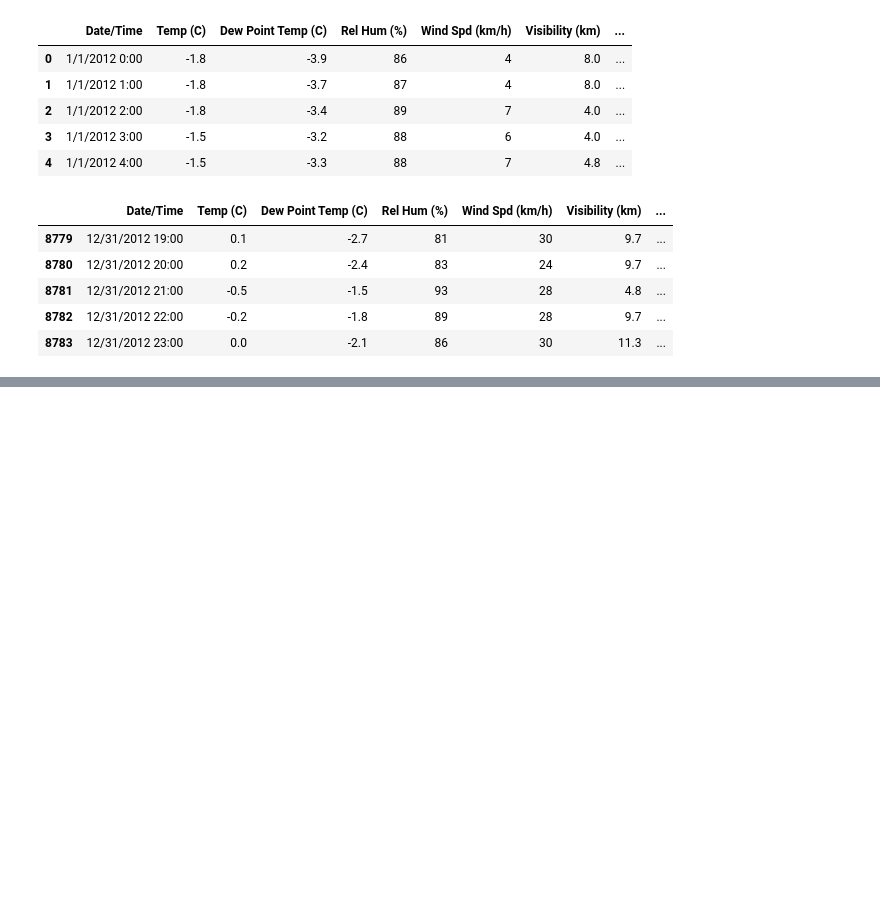
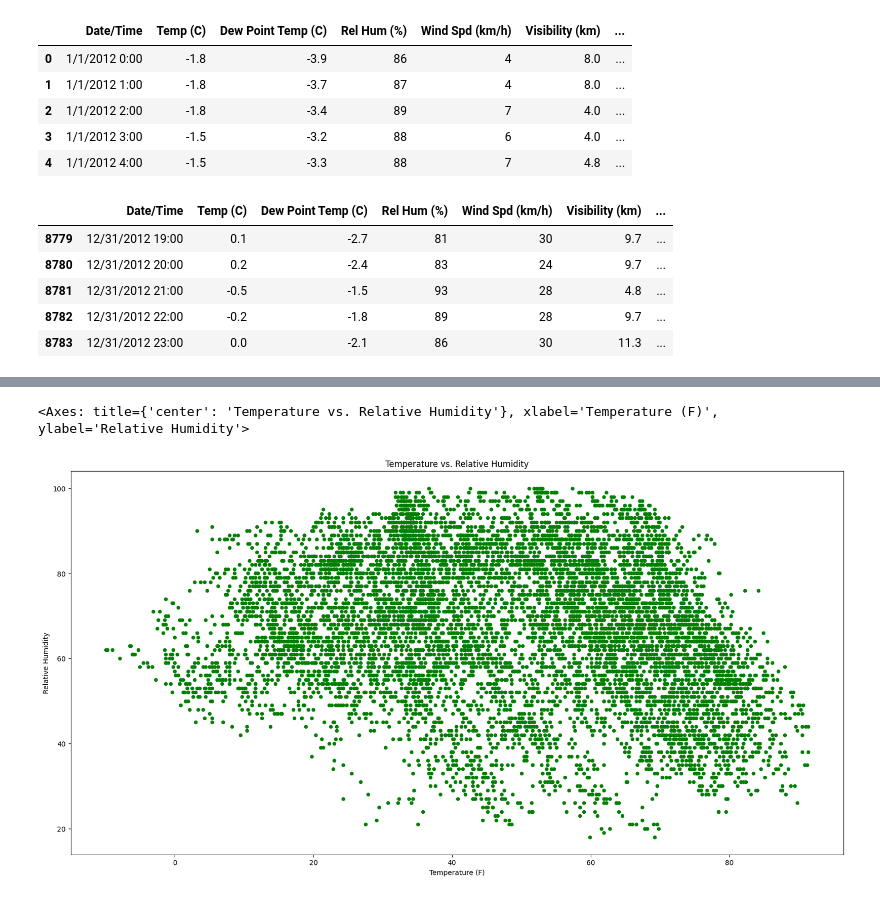
Before and after one commit to Tetratic/MLA_BSJ, a Jupyter notebook: MLA1_BSJ.ipynb, the cells around one changed output, grey strips where cells are left out. Saved outputs shown, nothing was run; the diff lists cells and outputs as text; code cells hidden in the pictures; blank space fills up the shorter version.

```diff
--- a/MLA1_BSJ.ipynb
+++ b/MLA1_BSJ.ipynb
@@ -38,0 +59,3 @@ df.tail(5)
+# %%
+df.rename(columns={'Date/Time':'date_time', 'Temp (C)':'temp_c', 'Dew Point Temp (C)':'dew_point', 'Rel Hum (%)':'relative_humidity', 'Wind Spd (km/h)':'wind_speed', 'Visibility (km)':'visibility', 'Stn Press (kPa)':'pressure', 'Weather':'weather'}, inplace=True)
+df.head(1)
@@ -38,0 +77,3 @@ df.tail(5)
+# %%
+df['temp_f'] = (df['temp_c'] * 9 / 5) + 32
+df.columns.tolist()
@@ -38,0 +90,11 @@ df.tail(5)
+# %%
+df = df[['date_time',
+ 'temp_f',
+ 'temp_c',
+ 'dew_point',
+ 'relative_humidity',
+ 'wind_speed',
+ 'visibility',
+ 'pressure',
+ 'weather']]
+df.columns.tolist()
@@ -38,0 +124,3 @@ df.tail(5)
+# %%
+df.date_time=pd.to_datetime(df.date_time)
+df.dtypes
@@ -38,0 +156,5 @@ df.tail(5)
+# %%
+df.plot(kind='scatter',x='temp_f',y='relative_humidity',figsize=(20,10),xlabel='Temperature (F)',ylabel='Relative Humidity',title='Temperature vs. Relative Humidity',color='green')
+# %% [output]
+<Axes: title={'center': 'Temperature vs. Relative Humidity'}, xlabel='Temperature (F)', ylabel='Relative Humidity'>
+[figure, added]
```
Also changed, not shown: parts of 12 cells of this notebook.
